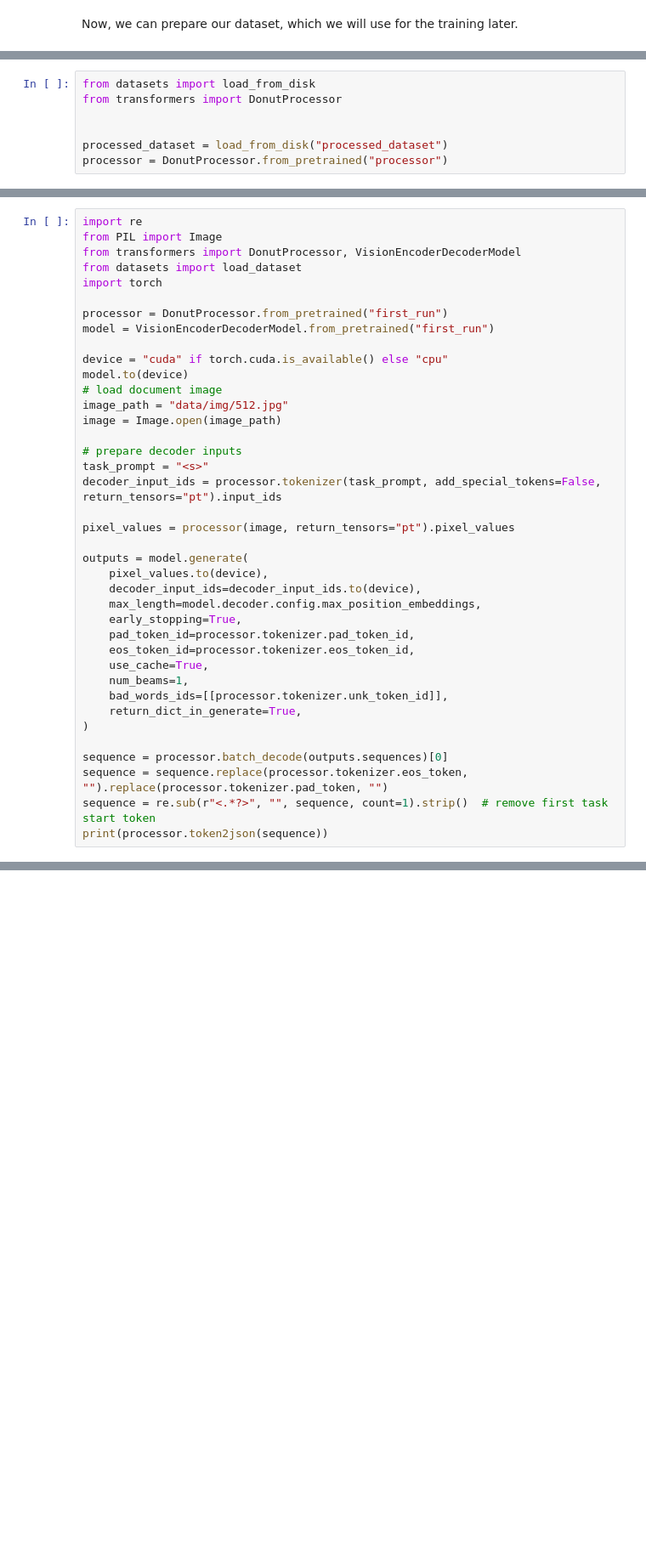
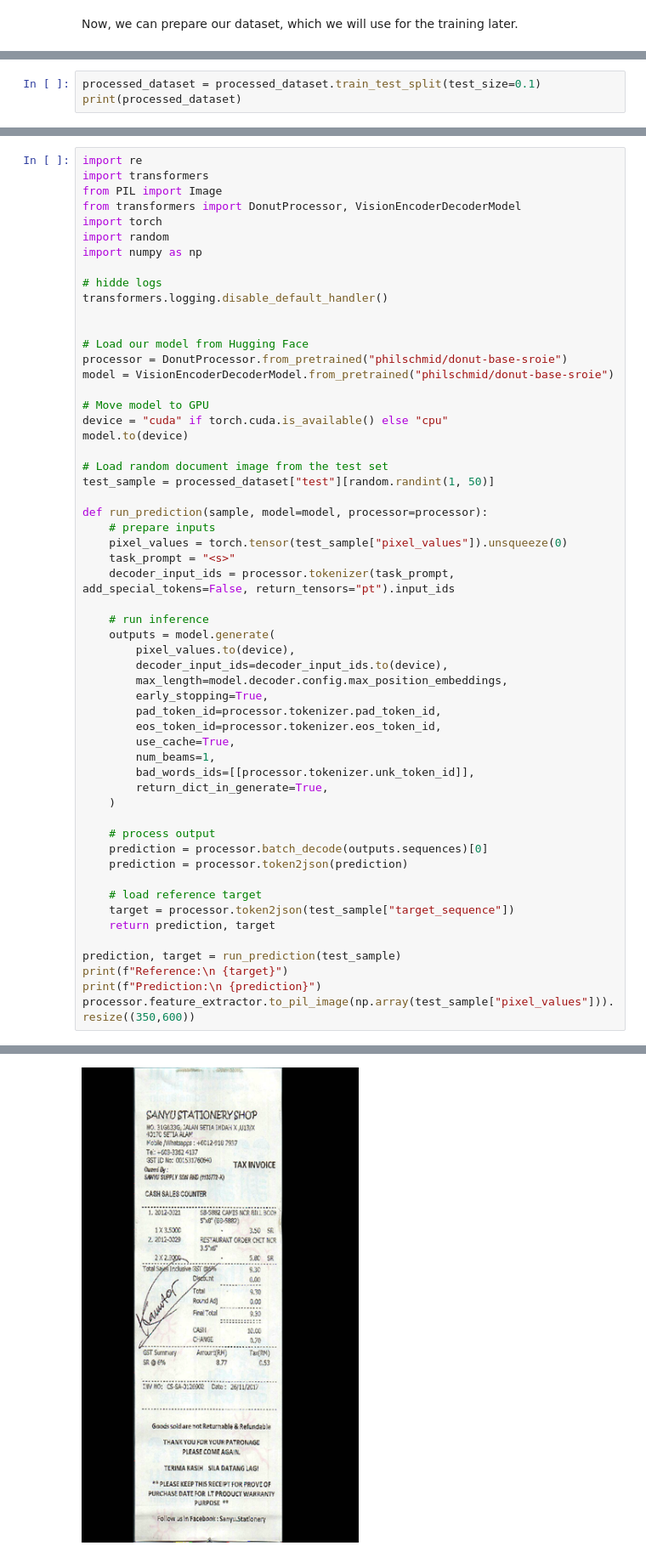
Before and after one commit to philschmid/document-ai-transformers, a Jupyter notebook: training/donut_sroie.ipynb, the cells around one changed output, grey strips where cells are left out. Shown at 85% size. Drawn from its saved outputs; the diff is of its cells as text; blank space fills up the shorter version.

```diff
--- a/training/donut_sroie.ipynb
+++ b/training/donut_sroie.ipynb
@@ -283,7 +269,0 @@ processed_dataset.save_to_disk("processed_dataset")
-# %%
-from datasets import load_from_disk
-from transformers import DonutProcessor
-
-
-processed_dataset = load_from_disk("processed_dataset")
-processor = DonutProcessor.from_pretrained("processor")
@@ -293,0 +283,3 @@ After we have processed our dataset, we can start training our model. Therefore
+# %%
+processed_dataset = processed_dataset.train_test_split(test_size=0.1)
+print(processed_dataset)
@@ -418,40 +418,57 @@ NameError: name 'dataset' is not defined
 # %%
 import re
+import transformers
 from PIL import Image
 from transformers import DonutProcessor, VisionEncoderDecoderModel
-from datasets import load_dataset
 import torch
+import random
+import numpy as np
 
-processor = DonutProcessor.from_pretrained("first_run")
-model = VisionEncoderDecoderModel.from_pretrained("first_run")
+# hidde logs
+transformers.logging.disable_default_handler()
 
+
+# Load our model from Hugging Face
+processor = DonutProcessor.from_pretrained("philschmid/donut-base-sroie")
+model = VisionEncoderDecoderModel.from_pretrained("philschmid/donut-base-sroie")
+
+# Move model to GPU
 device = "cuda" if torch.cuda.is_available() else "cpu"
 model.to(device)
-# load document image
-image_path = "data/img/512.jpg"
-image = Image.open(image_path)
 
-# prepare decoder inputs
-task_prompt = "<s>"
-decoder_input_ids = processor.tokenizer(task_prompt, add_special_tokens=False, return_tensors="pt").input_ids
+# Load random document image from the test set
+test_sample = processed_dataset["test"][random.randint(1, 50)]
 
-pixel_values = processor(image, return_tensors="pt").pixel_values
+def run_prediction(sample, model=model, processor=processor):
+    # prepare inputs
+    pixel_values = torch.tensor(test_sample["pixel_values"]).unsqueeze(0)
+    task_prompt = "<s>"
+    decoder_input_ids = processor.tokenizer(task_prompt, add_special_tokens=False, return_tensors="pt").input_ids
 
-outputs = model.generate(
-    pixel_values.to(device),
-    decoder_input_ids=decoder_input_ids.to(device),
-    max_length=model.decoder.config.max_position_embeddings,
-    early_stopping=True,
-    pad_token_id=processor.tokenizer.pad_token_id,
-    eos_token_id=processor.tokenizer.eos_token_id,
-    use_cache=True,
-    num_beams=1,
-    bad_words_ids=[[processor.tokenizer.unk_token_id]],
-    return_dict_in_generate=True,
-)
+    # run inference
+    outputs = model.generate(
+        pixel_values.to(device),
+        decoder_input_ids=decoder_input_ids.to(device),
+        max_length=model.decoder.config.max_position_embeddings,
+        early_stopping=True,
+        pad_token_id=processor.tokenizer.pad_token_id,
+        eos_token_id=processor.tokenizer.eos_token_id,
+        use_cache=True,
+        num_beams=1,
+        bad_words_ids=[[processor.tokenizer.unk_token_id]],
+        return_dict_in_generate=True,
+    )
 
-sequence = processor.batch_decode(outputs.sequences)[0]
-sequence = sequence.replace(processor.tokenizer.eos_token, "").replace(processor.tokenizer.pad_token, "")
-sequence = re.sub(r"<.*?>", "", sequence, count=1).strip()  # remove first task start token
-print(processor.token2json(sequence))
+    # process output
+    prediction = processor.batch_decode(outputs.sequences)[0]
+    prediction = processor.token2json(prediction)
+
+    # load reference target
+    target = processor.token2json(test_sample["target_sequence"])
+    return prediction, target
+
+prediction, target = run_prediction(test_sample)
+print(f"Reference:\n {target}")
+print(f"Prediction:\n {prediction}")
+processor.feature_extractor.to_pil_image(np.array(test_sample["pixel_values"])).resize((350,600))
 # %% [output]
@@ -475,0 +479 @@ If your task is similar to the task the model of the checkpoint was trained on,
+[figure, added]
```
Also changed, not shown: parts of 28 cells of this notebook.
